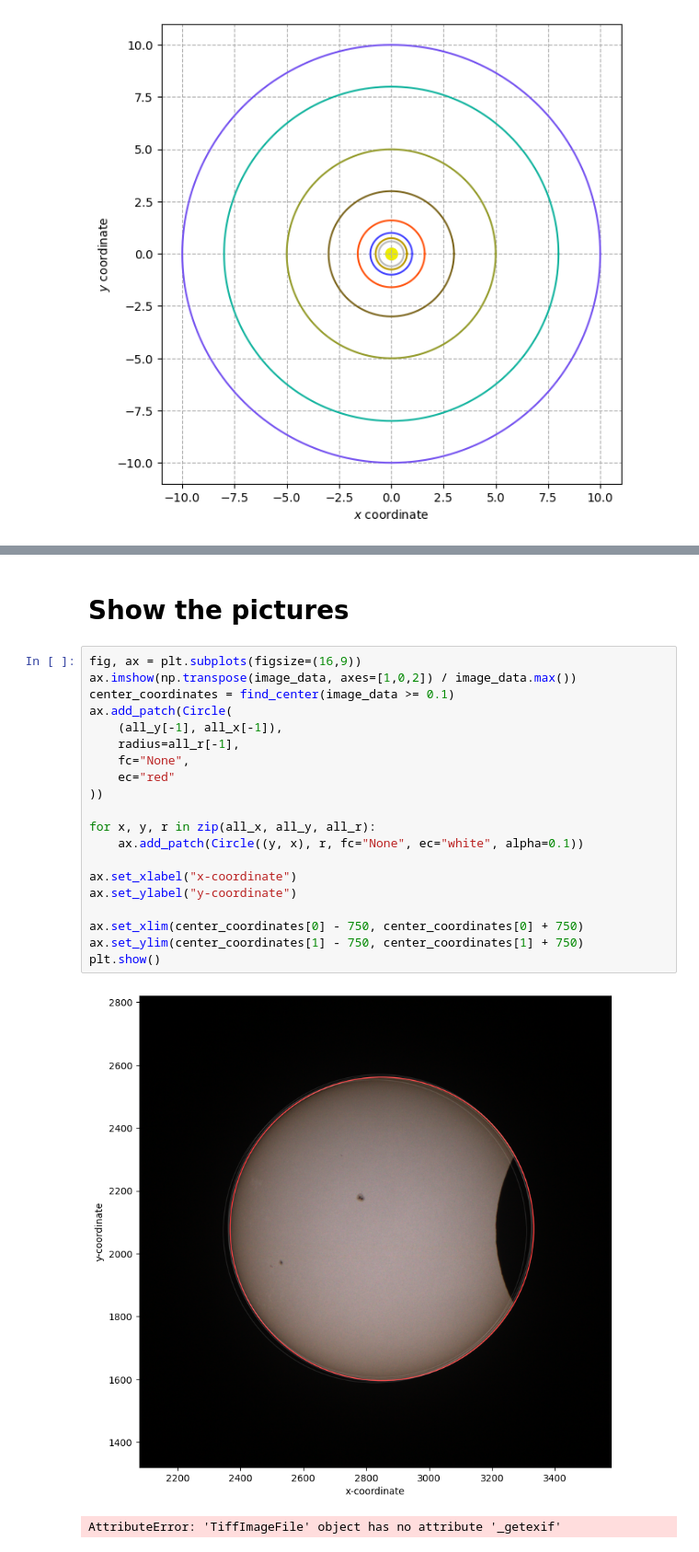
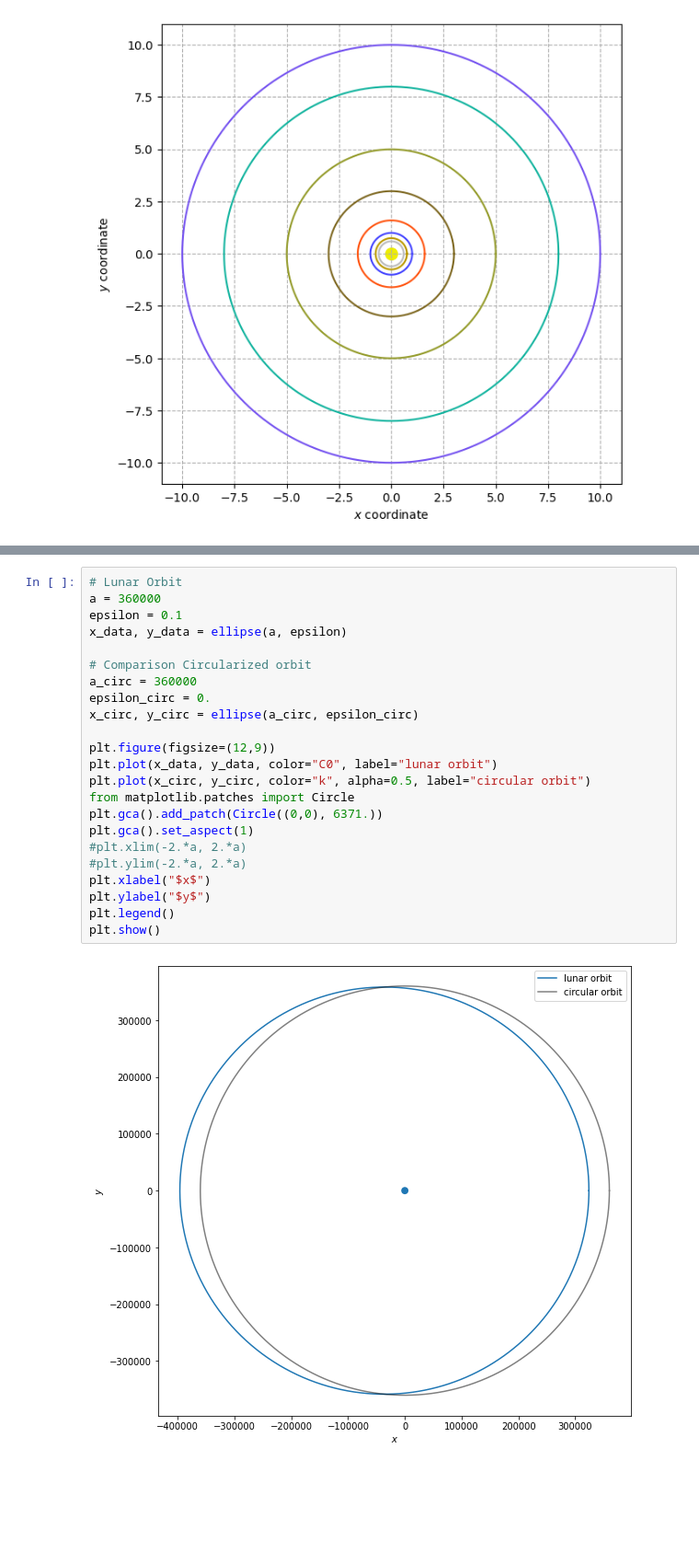
Before and after one commit to fruenger/solareclipse, a Jupyter notebook: notebook.ipynb, the cells around one changed output, grey strips where cells are left out. Shown: that part at 92% size. Cells and saved outputs as stored; diff of their text form; blank space fills up the shorter version.

```diff
--- a/notebook.ipynb
+++ b/notebook.ipynb
@@ -341,25 +268,25 @@ plt.show()
-# %% [markdown]
-# Show the pictures
-# %%
-fig, ax = plt.subplots(figsize=(16,9))
-ax.imshow(np.transpose(image_data, axes=[1,0,2]) / image_data.max())
-center_coordinates = find_center(image_data >= 0.1)
-ax.add_patch(Circle(
-    (all_y[-1], all_x[-1]),
-    radius=all_r[-1],
-    fc="None",
-    ec="red"
-))
-
-for x, y, r in zip(all_x, all_y, all_r):
-    ax.add_patch(Circle((y, x), r, fc="None", ec="white", alpha=0.1))
-
-ax.set_xlabel("x-coordinate")
-ax.set_ylabel("y-coordinate")
-
-ax.set_xlim(center_coordinates[0] - 750, center_coordinates[0] + 750)
-ax.set_ylim(center_coordinates[1] - 750, center_coordinates[1] + 750)
-plt.show()
-# %% [output]
-[figure, removed]
-AttributeError: 'TiffImageFile' object has no attribute '_getexif'
+# %%
+# Lunar Orbit
+a = 360000
+epsilon = 0.1
+x_data, y_data = ellipse(a, epsilon)
+
+# Comparison Circularized orbit
+a_circ = 360000
+epsilon_circ = 0.
+x_circ, y_circ = ellipse(a_circ, epsilon_circ)
+
+plt.figure(figsize=(12,9))
+plt.plot(x_data, y_data, color="C0", label="lunar orbit")
+plt.plot(x_circ, y_circ, color="k", alpha=0.5, label="circular orbit")
+from matplotlib.patches import Circle
+plt.gca().add_patch(Circle((0,0), 6371.))
+plt.gca().set_aspect(1)
+#plt.xlim(-2.*a, 2.*a)
+#plt.ylim(-2.*a, 2.*a)
+plt.xlabel("$x$")
+plt.ylabel("$y$")
+plt.legend()
+plt.show()
+# %% [output]
+[figure, added]
```
Also changed, not shown: parts of 9 cells of this notebook, 4 other files.
